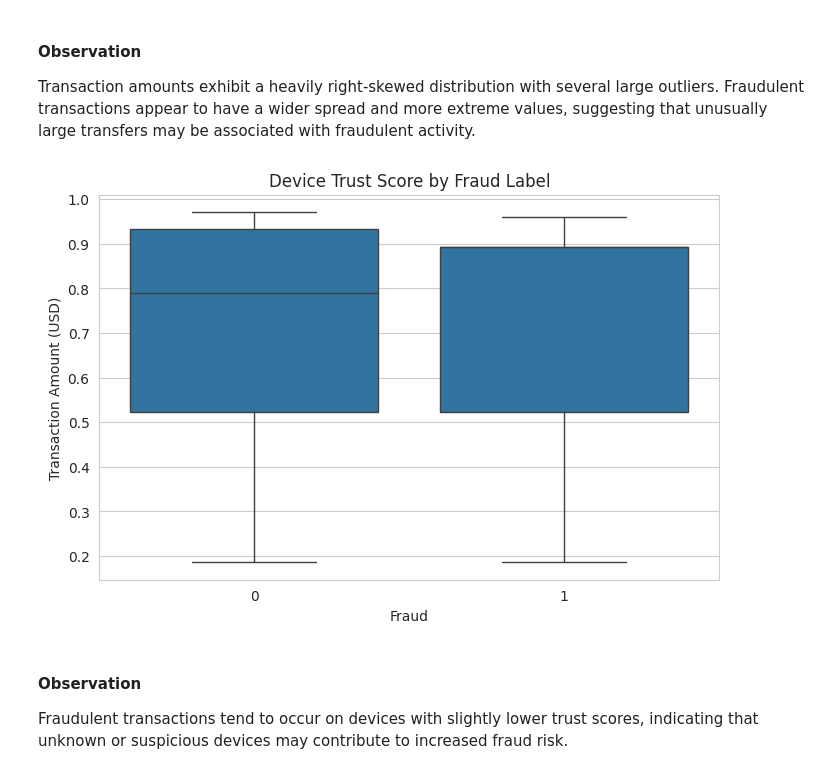
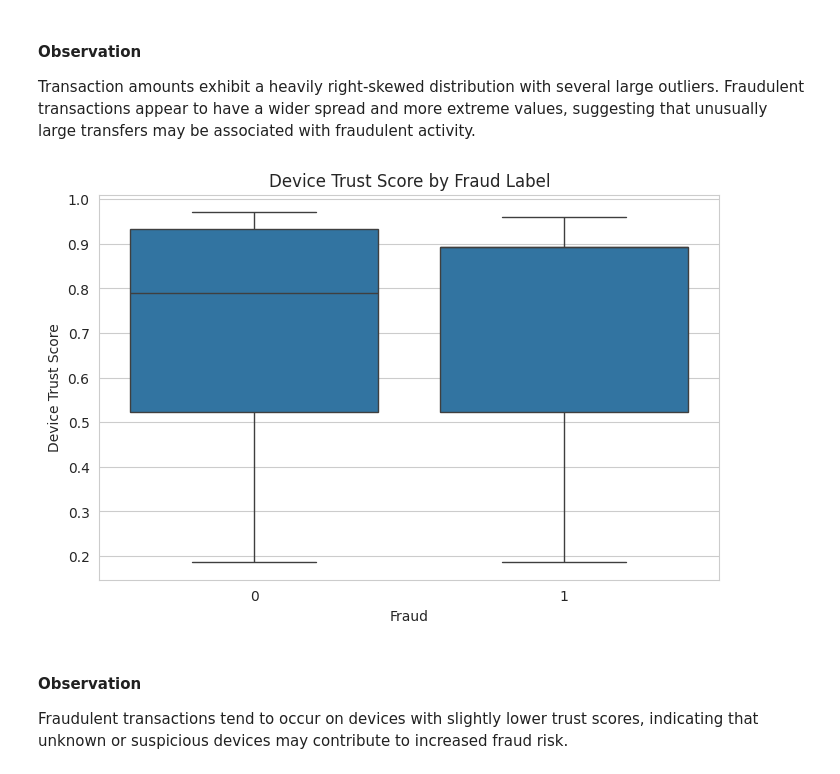
Before and after one commit to Jaywestty/Fraud-detection-ML, a Jupyter notebook: FRAUD_DETECTION.ipynb, the cells around one changed output. Drawn from its saved outputs; the diff is of its cells as text; code cells hidden in the pictures.

```diff
--- a/FRAUD_DETECTION.ipynb
+++ b/FRAUD_DETECTION.ipynb
@@ -195,15 +209,15 @@ Transaction amounts exhibit a heavily right-skewed distribution with several lar
 # %%
 #Device Trust Score vs Fraud
 plt.figure(figsize=(8,5))
 sns.boxplot(x="is_fraud", y="device_trust_score", data=df)
 
 plt.title("Device Trust Score by Fraud Label")
 plt.xlabel("Fraud")
-plt.ylabel("Transaction Amount (USD)")
+plt.ylabel("Device Trust Score")
 
 plt.show()
 # %% [output]
-[figure, old version]
+[figure, new version]
 # %% [markdown]
 #### **Observation**
 
```
Also changed, not shown: parts of 4 cells of this notebook.
